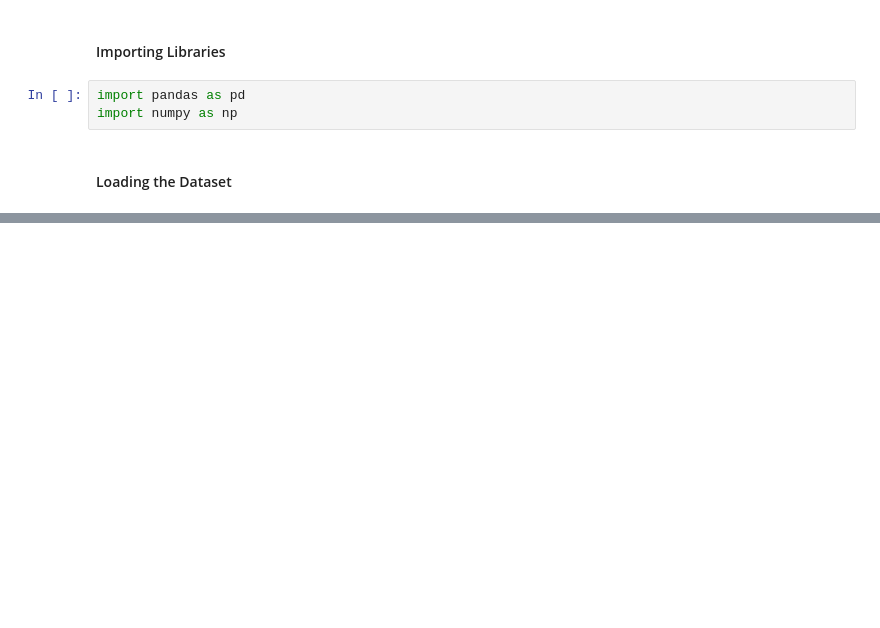
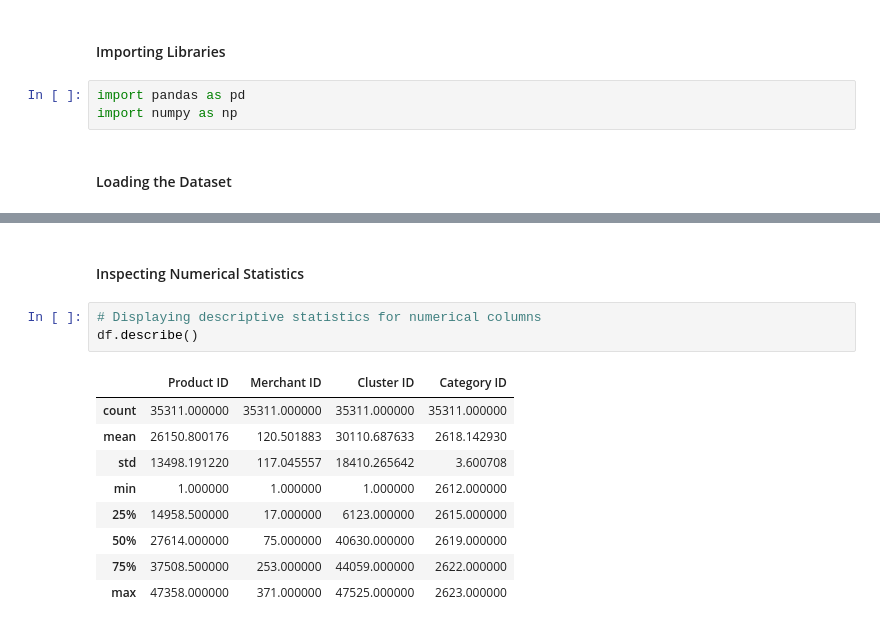
Before and after one commit to TejasMJ/Product-Taxonomy-Intelligence, a Jupyter notebook: notebooks/01_data_understanding.ipynb, the cells around one changed output, grey strips where cells are left out. Cells and saved outputs as stored; diff of their text form; blank space fills up the shorter version.

```diff
--- a/notebooks/01_data_understanding.ipynb
+++ b/notebooks/01_data_understanding.ipynb
@@ -25,0 +74,15 @@ df.head(10)
+# %% [markdown]
+#### Inspecting Numerical Statistics
+# %%
+# Displaying descriptive statistics for numerical columns
+df.describe()
+# %% [output]
+|  | Product ID | Merchant ID | Cluster ID | Category ID |
+| count | 35311.000000 | 35311.000000 | 35311.000000 | 35311.000000 |
+| mean | 26150.800176 | 120.501883 | 30110.687633 | 2618.142930 |
+| std | 13498.191220 | 117.045557 | 18410.265642 | 3.600708 |
+| min | 1.000000 | 1.000000 | 1.000000 | 2612.000000 |
+| 25% | 14958.500000 | 17.000000 | 6123.000000 | 2615.000000 |
+| 50% | 27614.000000 | 75.000000 | 40630.000000 | 2619.000000 |
+| 75% | 37508.500000 | 253.000000 | 44059.000000 | 2622.000000 |
+| max | 47358.000000 | 371.000000 | 47525.000000 | 2623.000000 |
```
Also changed, not shown: parts of 35 cells of this notebook.
